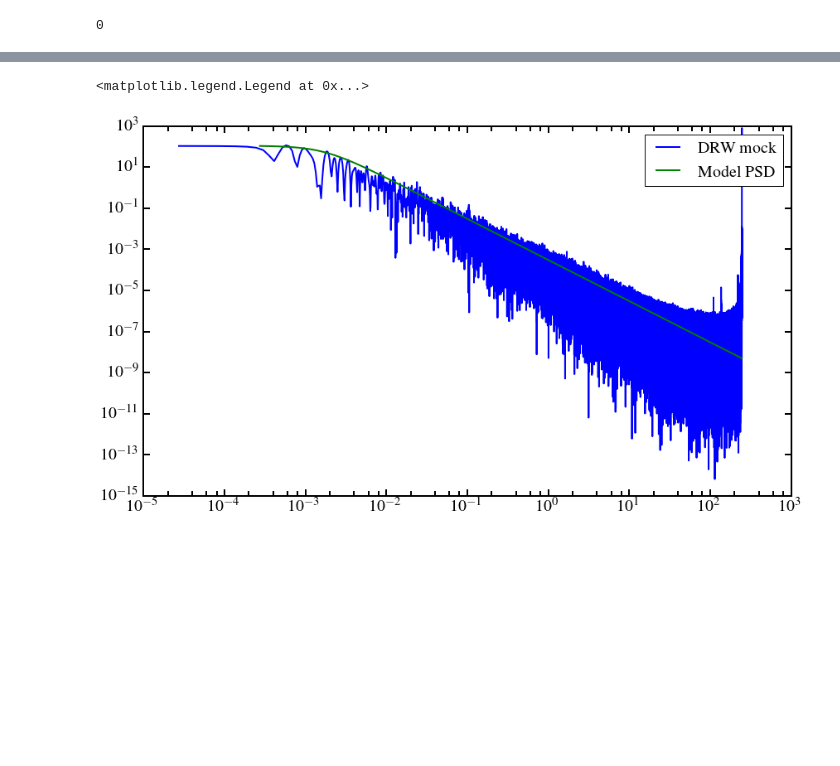
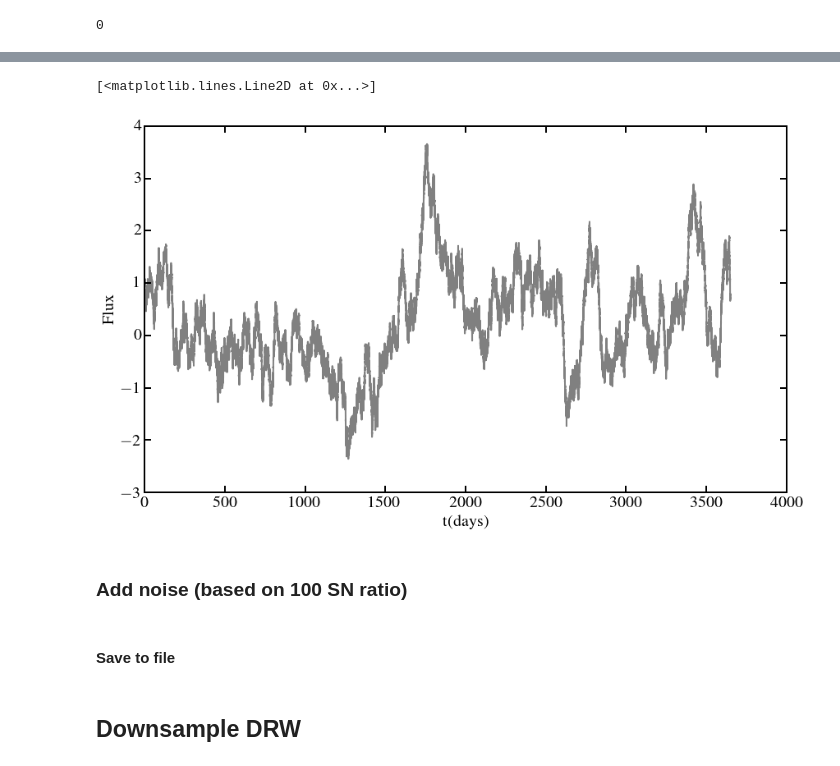
Before and after one commit to ywx649999311/lsst_cadence, a Jupyter notebook: DRW mock lc.ipynb, the cells around one changed output, grey strips where cells are left out. Cells and saved outputs as stored; diff of their text form; code cells hidden in the pictures; blank space fills up the shorter version.

```diff
--- a/DRW mock lc.ipynb
+++ b/DRW mock lc.ipynb
@@ -105,9 +65,11 @@ f, psd_mock = ls.autopower(method='fast', normalization='psd', maximum_frequency
-# %%
-fig = plt.figure(figsize=(14,8))
-ratio = psd[0]/psd_mock[0]
-plt.loglog(f, psd_mock*ratio, label='DRW mock')
-plt.loglog(freqs, psd, label='Model PSD')
-plt.legend()
-# %% [output]
-<matplotlib.legend.Legend at 0x...>
-[figure, removed]
+# %%
+# plot simulated lightcurve
+f = plt.figure()
+plt.ylabel('Flux')
+plt.xlabel('t(days)')
+plt.plot(DRW_lc.t, DRW_lc.x, color='gray') # x is the variation about the mean flux
+# %% [output]
+[<matplotlib.lines.Line2D at 0x...>]
+[figure, added]
+# %% [markdown]
+### Add noise (based on 100 SN ratio)
@@ -113,0 +79,2 @@ plt.legend()
+# %% [markdown]
+#### Save to file
@@ -113,0 +83,2 @@ plt.legend()
+# %% [markdown]
+## Downsample DRW
```
Also changed, not shown: parts of 38 cells of this notebook, 7 other files.
